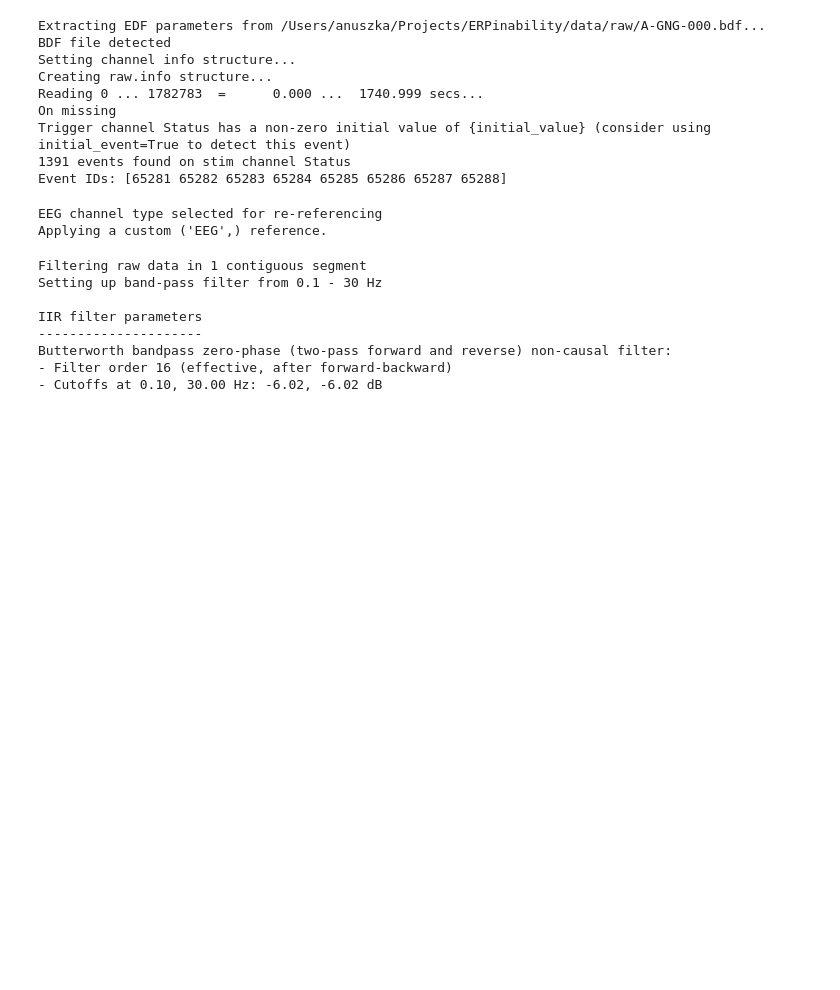
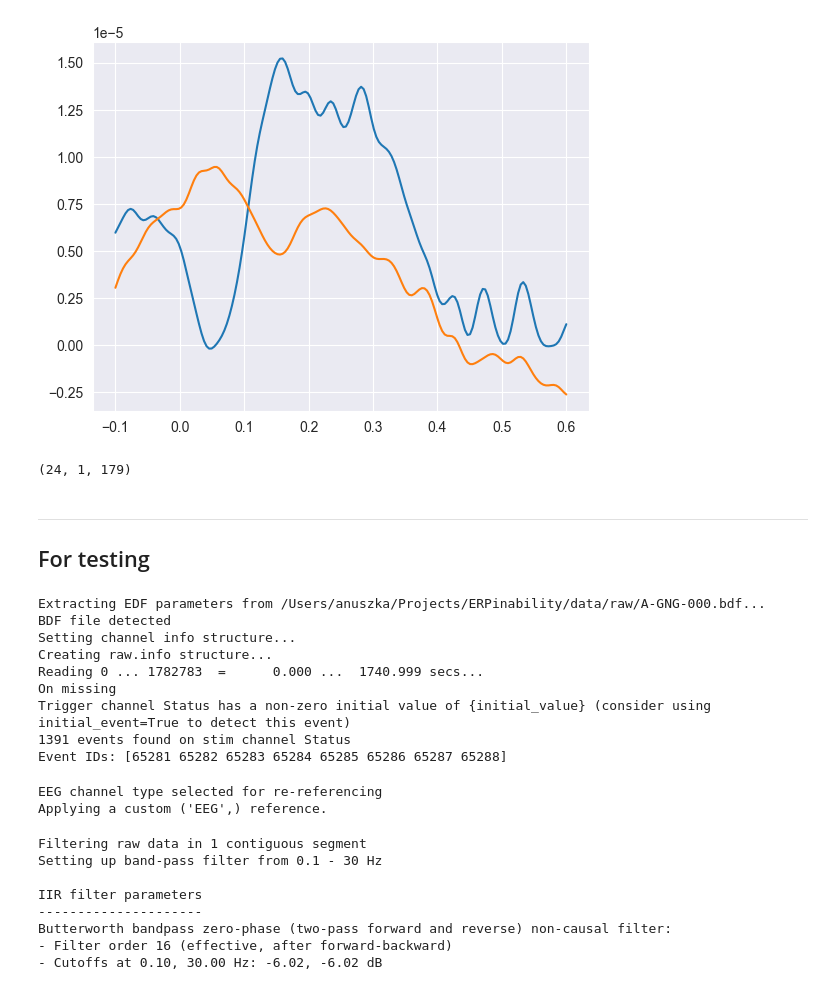
Before and after one commit to abelowska/ERPinability, a Jupyter notebook: data_preprocessing.ipynb, the cells around one changed output. Saved outputs shown, nothing was run; the diff lists cells and outputs as text; code cells hidden in the pictures; blank space fills up the shorter version.

```diff
--- a/data_preprocessing.ipynb
+++ b/data_preprocessing.ipynb
@@ -547,0 +782,4 @@ def create_erps(epochs, drop_log, type = 'error_response', tmin=0, tmax=0.1, pic
+# %%
+with open(f'{preprocessed_data_dir_path}drop_log_{id}.json', 'r') as fjson:
+    drop_log = json.load(fjson)
+drop_log
@@ -547,0 +804,14 @@ def create_erps(epochs, drop_log, type = 'error_response', tmin=0, tmax=0.1, pic
+# %%
+error_wave = create_erps_waves(epochs_preprocessed, drop_log, type='error_response', tmin=-0.1, tmax=0.6, picks=['FCz'])
+correct_wave = create_erps_waves(epochs_preprocessed, drop_log, type='correct_response', tmin=-0.1, tmax=0.6, picks=['FCz'])
+
+plt.plot(np.linspace(-0.1, 0.6, len(np.mean(error_wave, axis=0).flatten())), np.mean(error_wave, axis=0).flatten())
+plt.plot(np.linspace(-0.1, 0.6, len(np.mean(correct_wave, axis=0).flatten())), np.mean(correct_wave, axis=0).flatten())
+
+plt.show()
+# %% [output]
+[figure, added]
+# %%
+error_wave.shape
+# %% [output]
+(24, 1, 179)
@@ -548,3 +822,6 @@ def create_erps(epochs, drop_log, type = 'error_response', tmin=0, tmax=0.1, pic
+# %% [markdown]
+---
+## For testing
 # %%
 input_fname = 'data/raw/A-GNG-000.bdf'
 raw = mne.io.read_raw_bdf(
```
Also changed, not shown: parts of 24 cells of this notebook.
